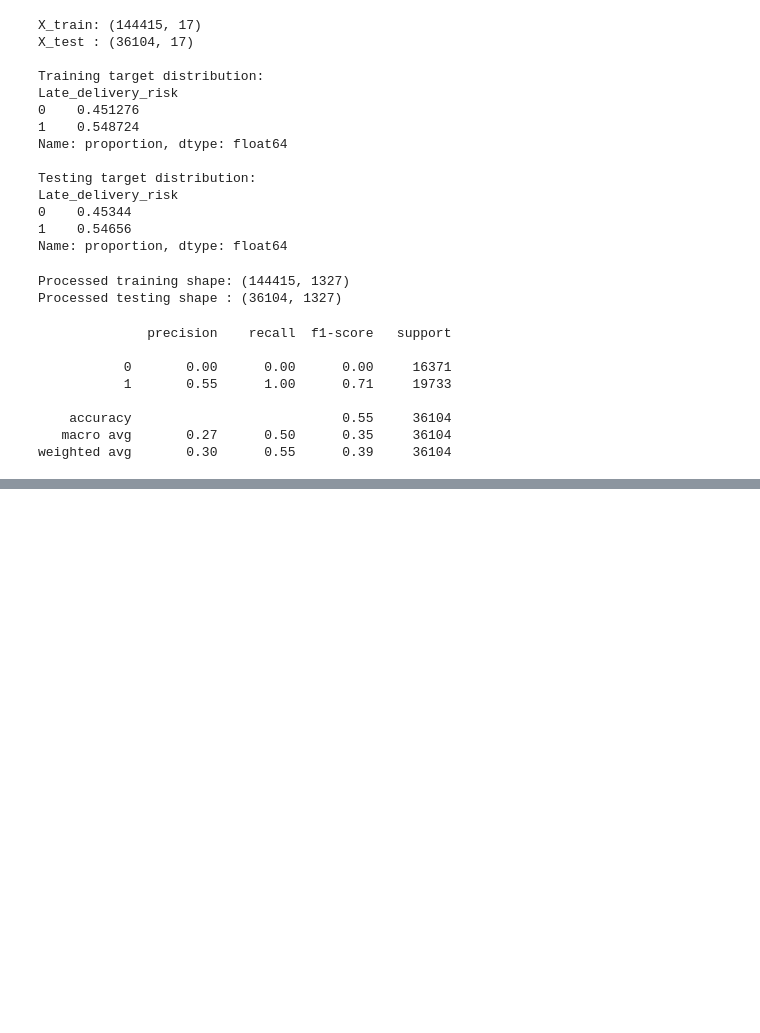
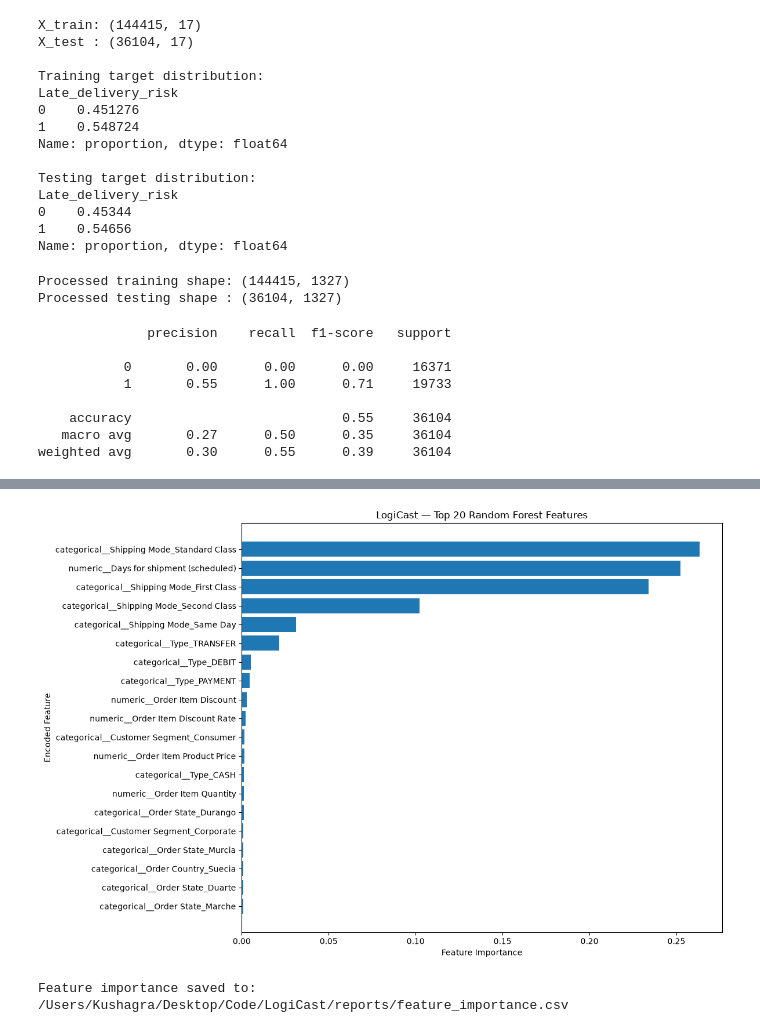
Before and after one commit to kush11-m/LogiCast, a Jupyter notebook: notebooks/03_baseline_models.ipynb, the cells around one changed output, grey strips where cells are left out. Saved outputs shown, nothing was run; the diff lists cells and outputs as text; code cells hidden in the pictures; blank space fills up the shorter version.

```diff
--- a/notebooks/03_baseline_models.ipynb
+++ b/notebooks/03_baseline_models.ipynb
@@ -230,0 +532,25 @@ weighted avg       0.30      0.55      0.39     36104
+# %%
+# Cell 23 — Feature Importance
+
+import pandas as pd
+import matplotlib.pyplot as plt
+
+# Get encoded feature names from the fitted preprocessor
+feature_names = preprocessor.get_feature_names_out()
+
+# Extract feature importance from Random Forest
+importance_values = best_model.feature_importances_
+
+importance_df = pd.DataFrame({
+    "Feature": feature_names,
+    "Importance": importance_values
+})
+
+# Sort by importance
+importance_df = importance_df.sort_values(
+    "Importance",
+    ascending=False
+).reset_index(drop=True)
+
+print("Top 20 encoded features:")
+display(importance_df.head(20))
@@ -230,0 +576,36 @@ weighted avg       0.30      0.55      0.39     36104
+# %%
+top_features = importance_df.head(20).sort_values(
+    "Importance",
+    ascending=True
+)
+
+plt.figure(figsize=(12, 8))
+
+plt.barh(
+    top_features["Feature"],
+    top_features["Importance"]
+)
+
+plt.xlabel("Feature Importance")
+plt.ylabel("Encoded Feature")
+plt.title("LogiCast — Top 20 Random Forest Features")
+plt.tight_layout()
+plt.show()
+# %% [output]
+[figure, added]
+# %%
+REPORT_DIR = PROJECT_ROOT / "reports"
+REPORT_DIR.mkdir(parents=True, exist_ok=True)
+
+IMPORTANCE_PATH = (
+    REPORT_DIR / "feature_importance.csv"
+)
+
+importance_df.to_csv(
+    IMPORTANCE_PATH,
+    index=False
+)
+
+print("Feature importance saved to:", IMPORTANCE_PATH)
+# %% [output]
+Feature importance saved to: /Users/Kushagra/Desktop/Code/LogiCast/reports/feature_importance.csv
```
Also changed, not shown: parts of 17 cells of this notebook, 26 other files.
